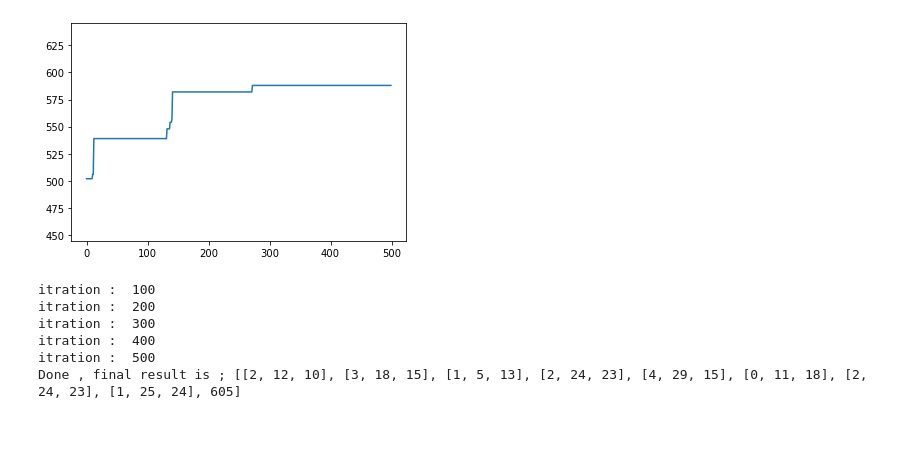
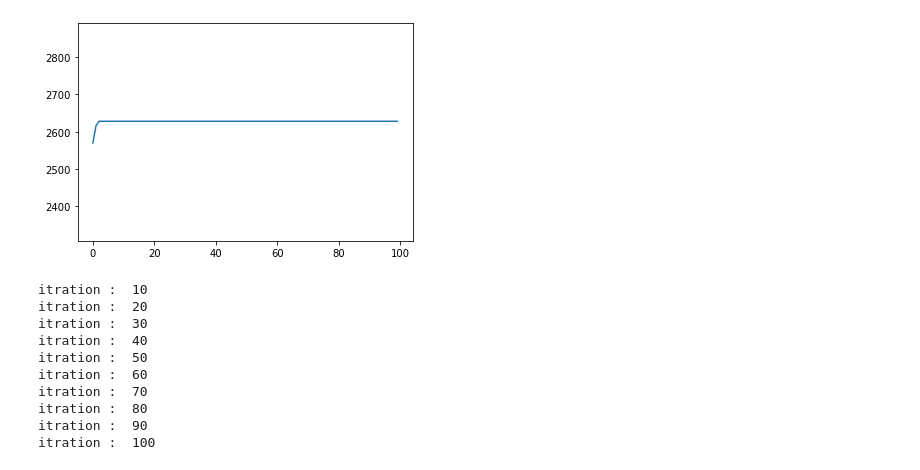
Before and after one commit to saeed77t/AI-Master, a Jupyter notebook: First semester/evolutionary computing/Homework2/Antennas placement problem .ipynb, the cells around one changed output. Saved outputs shown, nothing was run; the diff lists cells and outputs as text; code cells hidden in the pictures; blank space fills up the shorter version.

```diff
--- a/First semester/evolutionary computing/Homework2/Antennas placement problem .ipynb
+++ b/First semester/evolutionary computing/Homework2/Antennas placement problem .ipynb
@@ -452,7 +476,7 @@ answer
 # %%
 data=[]
 fitness1= np.array(fitness1)
-for i in range(500):
+for i in range(100):
     data.append(i)
 plt.figure()
 plt.plot(data,fitness1)
@@ -467,7 +491,7 @@ population2 = ClacFitness(pop ,s,Antennas,m,n)
 population2 = FitSort(population2,s)
 count = 0
 fitness2 = []
-while count<500:
+while count<100:
 
     childs=[]
 
@@ -529,7 +558,7 @@ answer
 # %%
 data=[]
 fitness2= np.array(fitness2)
-for i in range(500):
+for i in range(100):
     data.append(i)
 plt.figure()
 plt.plot(data,fitness2)
@@ -544,7 +573,7 @@ population3 = ClacFitness(pop ,s,Antennas,m,n)
 population3 = FitSort(population3,s)
 count = 0
 fitness3 = []
-while count<500:
+while count<100:
 
     childs=[]
 
@@ -607,14 +641,14 @@ answer
 # %%
 data=[]
 fitness3= np.array(fitness3)
-for i in range(500):
+for i in range(100):
     data.append(i)
 plt.figure()
 plt.plot(data,fitness3)
 plt.ylim(fitness3.min()-fitness3.mean()/10,fitness3.max()+fitness3.mean()/10)
 plt.show()
 # %% [output]
-[figure, old version]
+[figure, new version]
 # %%
 #set Four with survival selection and new parent selection
 pop = FirstSeed
@@ -622,7 +656,7 @@ population4 = ClacFitness(pop ,s,Antennas,m,n)
 population4 = FitSort(population4,s)
 count = 0
 fitness4 = []
-while(count<500):
+while(count<100):
     children=[]
     while(len(children)<50):
         parentss = ParentSelection2(population4,Antennas,s,m,n)
@@ -638,17 +672,21 @@ while(count<500):
     population4 = generation
     fitness4.append(population4[0][s])
     count += 1
-    if(count%100 == 0):
+    if(count%10 == 0):
         print('itration : ',count)
     if count == 500:
         print('Done , final result is ;',population4[0])
 # %% [output]
+itration :  10
+itration :  20
+itration :  30
+itration :  40
+itration :  50
+itration :  60
+itration :  70
+itration :  80
+itration :  90
 itration :  100
-itration :  200
-itration :  300
-itration :  400
-itration :  500
-Done , final result is ; [[2, 12, 10], [3, 18, 15], [1, 5, 13], [2, 24, 23], [4, 29, 15], [0, 11, 18], [2, 24, 23], [1, 25, 24], 605]
 # %%
 answer = population4[0]
 ns = population4[10]
```
Also changed, not shown: parts of 14 cells of this notebook, 19 other files.
